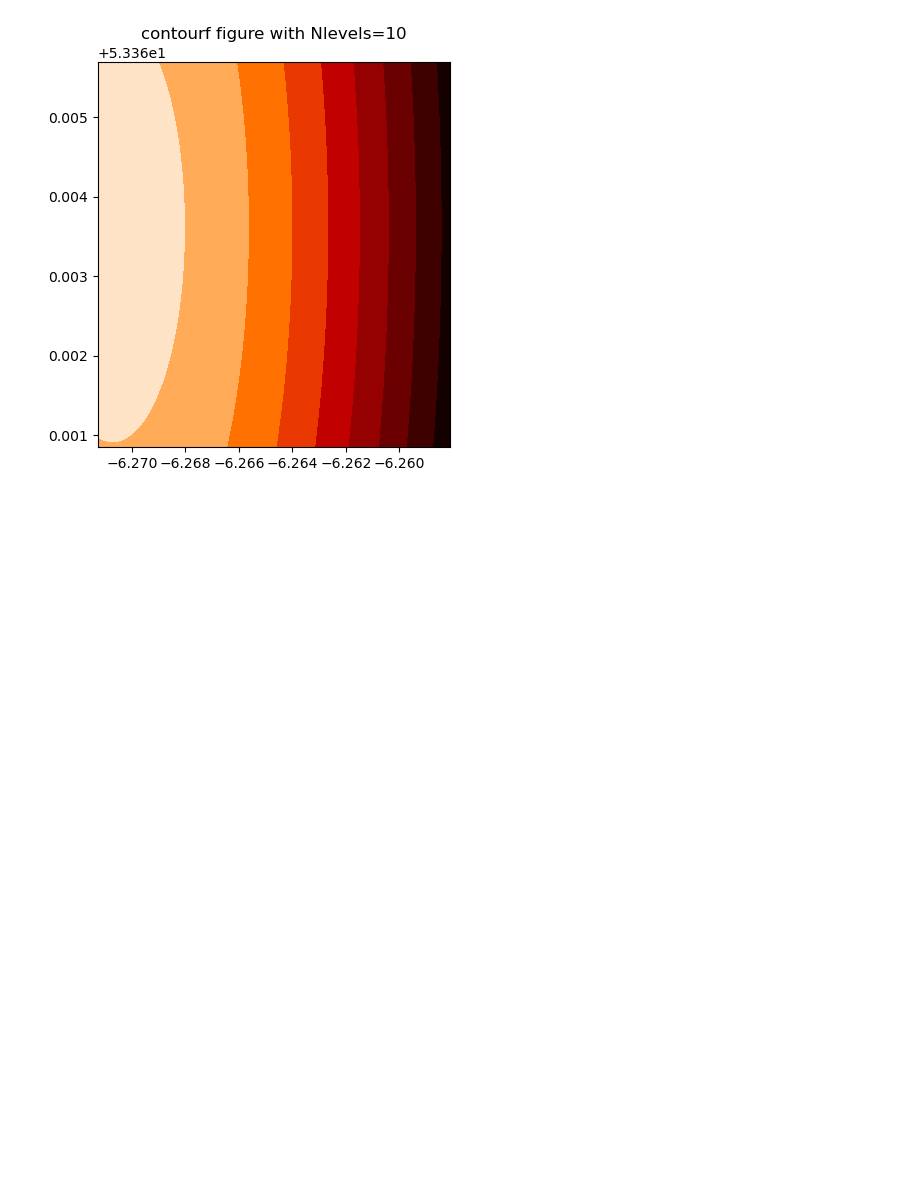
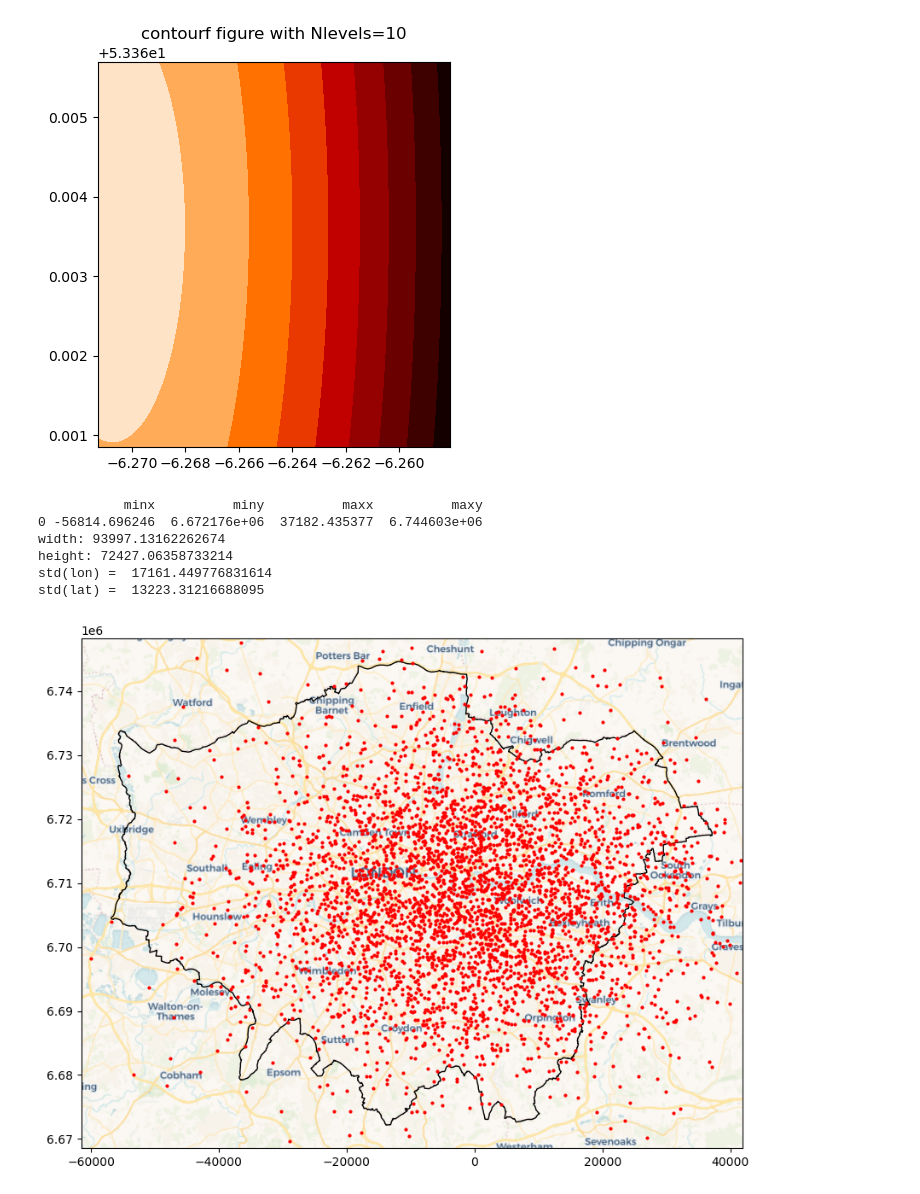
Before and after one commit to paddeaux/osm-poly-query, a Jupyter notebook: autocorr.ipynb, the cells around one changed output. Saved outputs shown, nothing was run; the diff lists cells and outputs as text; code cells hidden in the pictures; blank space fills up the shorter version.

```diff
--- a/autocorr.ipynb
+++ b/autocorr.ipynb
@@ -76,3 +77,46 @@ plt.title('contourf figure with Nlevels='+str(Nlevels))
 0 -6.271289  53.36085 -6.258106  53.365688
 Text(0.5, 1.0, 'contourf figure with Nlevels=10')
 [figure]
+# %%
+poly = gpd.read_file("polygons/london.geojson").to_crs(3857)
+cx.add_basemap(ax, crs='EPSG:3857', attribution=False, source=cx.providers.CartoDB.Voyager)
+print(poly.bounds)
+minx, miny, maxx, maxy = poly.total_bounds
+radius_x = (maxx - minx)/8
+radius_y = (maxy - miny)/16
+
+c_x, c_y = poly.centroid.x.item(), poly.centroid.y.item()
+c_rand_x = random.uniform(c_x - radius_x, c_x + radius_x)
+c_rand_y = random.uniform(c_y - radius_y, c_y + radius_y)
+
+mean = [c_x, c_y]
+mean = [c_rand_x, c_rand_y]
+
+print("width:", maxx-minx)
+print("height:", maxy-miny)
+var_lon = ((maxx-minx)**2)/30
+var_lat = ((maxy-miny)**2)/30
+
+print("std(lon) = ", np.sqrt(var_lon))
+print("std(lat) = ", np.sqrt(var_lat))
+
+cov = [[var_lon,1], [1, var_lat]]
+lon, lat = np.random.multivariate_normal(mean, cov, 4000).T
+
+points = gpd.GeoDataFrame(geometry=gpd.points_from_xy(lon,lat), crs=3857)
+
+fig, ax = plt.subplots(1, figsize=(10,8))
+poly.plot(ax=ax, edgecolor='black', facecolor='none')
+cx.add_basemap(ax, crs='EPSG:3857', attribution=False, source=cx.providers.CartoDB.Voyager)
+
+points.plot(ax=ax, color='red', markersize=4)
+
+plt.show()
+# %% [output]
+           minx          miny          maxx          maxy
+0 -56814.696246  6.672176e+06  37182.435377  6.744603e+06
+width: 93997.13162262674
+height: 72427.06358733214
+std(lon) =  17161.449776831614
+std(lat) =  13223.31216688095
+[figure, added]
```
Also changed, not shown: parts of 2 cells of this notebook.
